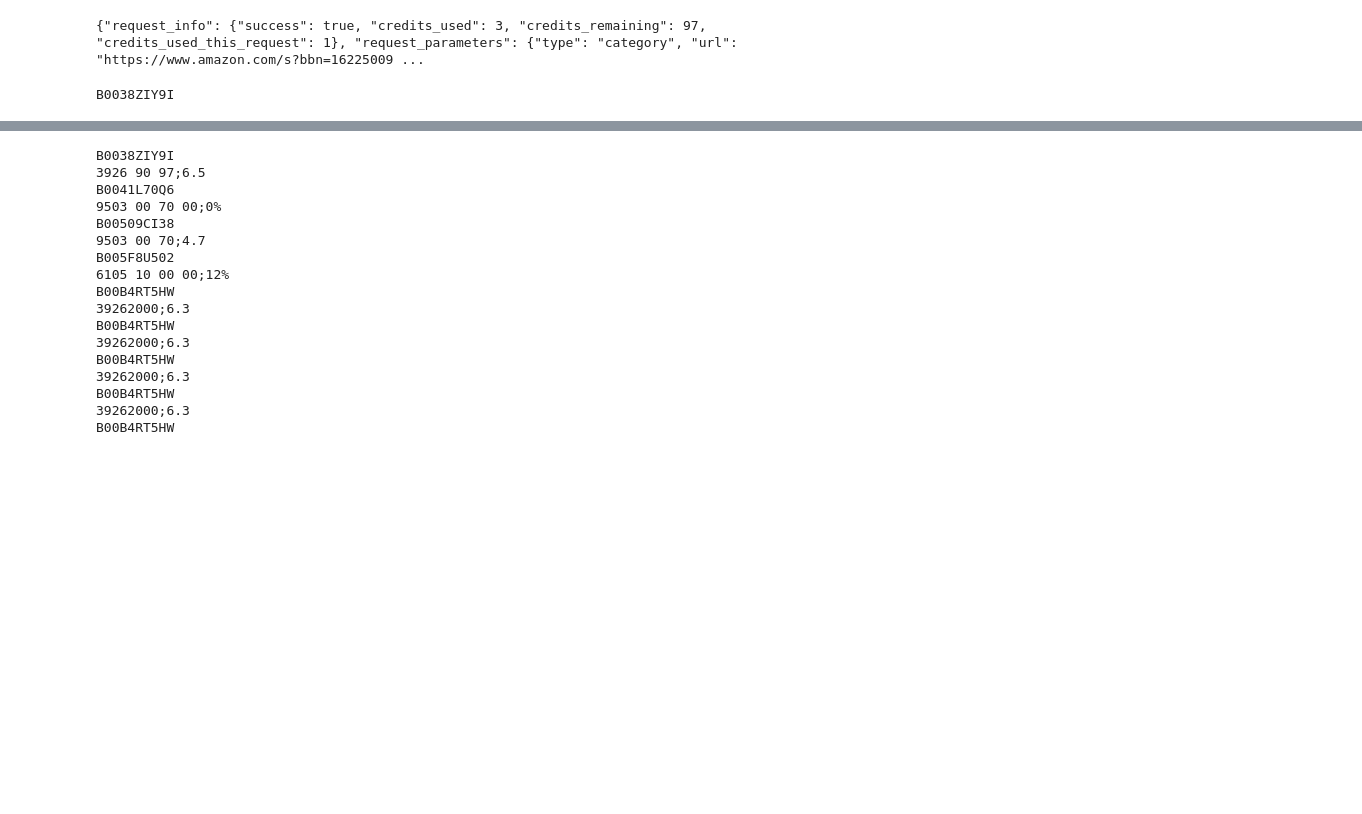
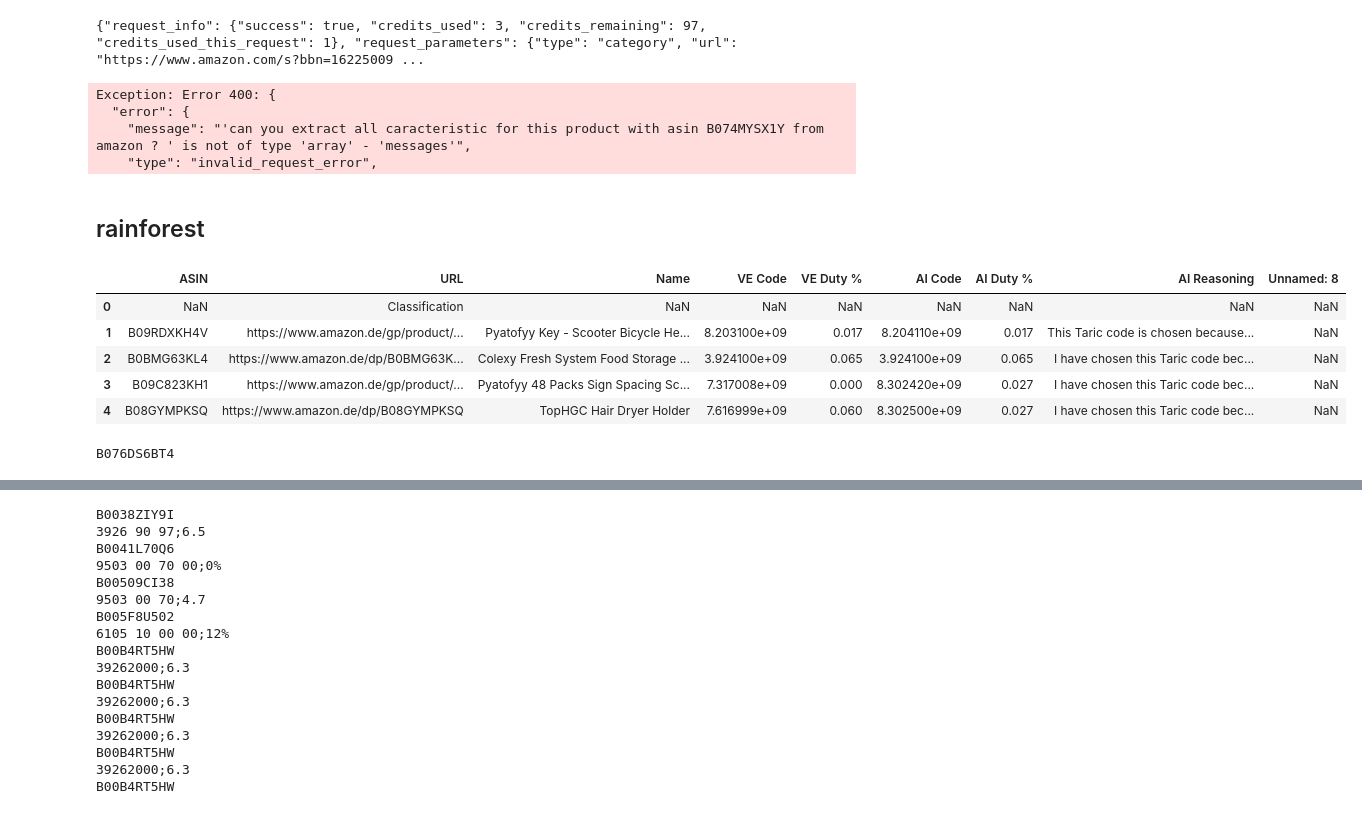
Before and after one commit to mehdiBoulaymen5/viaeurope, a Jupyter notebook: notebooks/rainforest.ipynb, the cells around one changed output, grey strips where cells are left out. Drawn from its saved outputs; the diff is of its cells as text; code cells hidden in the pictures; blank space fills up the shorter version.

```diff
--- a/notebooks/rainforest.ipynb
+++ b/notebooks/rainforest.ipynb
@@ -100,16 +124,35 @@ def generate_chat_completion(messages, model="gpt-4", temperature=0.2, max_token
+# %%
+generate_chat_completion(messages, model="gpt-4", temperature=0.2, max_tokens=1000)
+# %% [output]
+Exception: Error 400: {
+  "error": {
+    "message": "'can you extract all caracteristic for this product with asin B074MYSX1Y from amazon ? ' is not of type 'array' - 'messages'",
+    "type": "invalid_request_error",
+# %% [markdown]
+## rainforest
 # %%
 # Read the Excel file into a pandas DataFrame
-#df = pd.read_excel('asin.xlsx')
+import pandas as pd
+df = pd.read_excel('../documents/Taric Code_Test file.xlsx')
+df.head()
+# %% [output]
+|  | ASIN | URL | Name | VE Code | VE Duty % | AI Code | AI Duty % | AI Reasoning | Unnamed: 8 |
+| 0 | NaN | Classification | NaN | NaN | NaN | NaN | NaN | NaN | NaN |
+| 1 | B09RDXKH4V | https://www.amazon.de/gp/product/... | Pyatofyy Key - Scooter Bicycle He... | 8.203100e+09 | 0.017 | 8.204110e+09 | 0.017 | This Taric code is chosen because... | NaN |
+| 2 | B0BMG63KL4 | https://www.amazon.de/dp/B0BMG63K... | Colexy Fresh System Food Storage ... | 3.924100e+09 | 0.065 | 3.924100e+09 | 0.065 | I have chosen this Taric code bec... | NaN |
+| 3 | B09C823KH1 | https://www.amazon.de/gp/product/... | Pyatofyy 48 Packs Sign Spacing Sc... | 7.317008e+09 | 0.000 | 8.302420e+09 | 0.027 | I have chosen this Taric code bec... | NaN |
+| 4 | B08GYMPKSQ | https://www.amazon.de/dp/B08GYMPKSQ | TopHGC Hair Dryer Holder | 7.616999e+09 | 0.060 | 8.302500e+09 | 0.027 | I have chosen this Taric code bec... | NaN |
 # %%
-row = asin[0]
+row = 'B076DS6BT4'
+rainforest_api_key = '2BE30AF36DC7483AA7FE7E9CA64F46FD'
 params = {
-              'api_key': '2BE30AF36DC7483AA7FE7E9CA64F46FD',
+              'api_key': rainforest_api_key,
               'amazon_domain': 'amazon.com',
               'asin': row,
               'type': 'product'}
 print(row)
 # %% [output]
-B0038ZIY9I
+B076DS6BT4
 # %%
 api_result = requests.get('https://api.rainforestapi.com/request', params)
 api_json = api_result.json()
```
Also changed, not shown: parts of 14 cells of this notebook, 1 other file.
